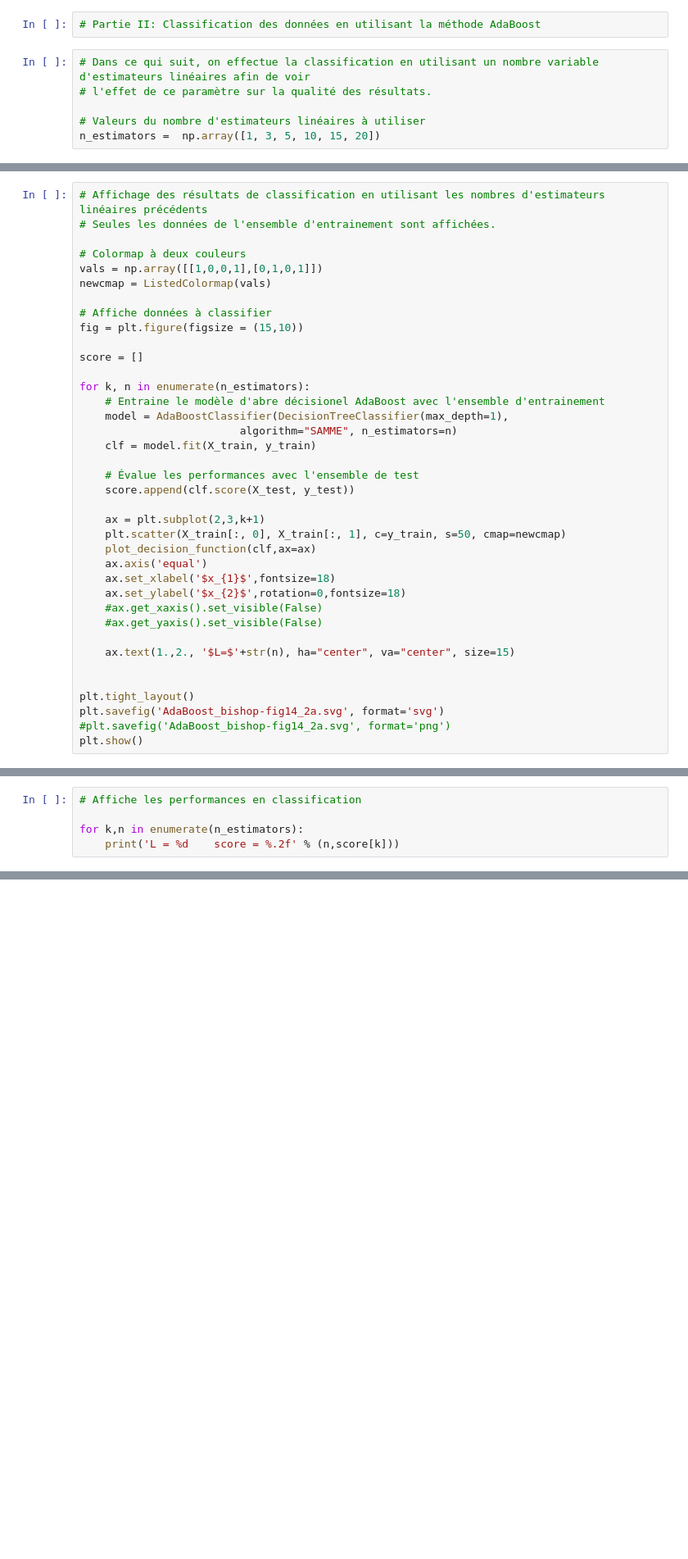
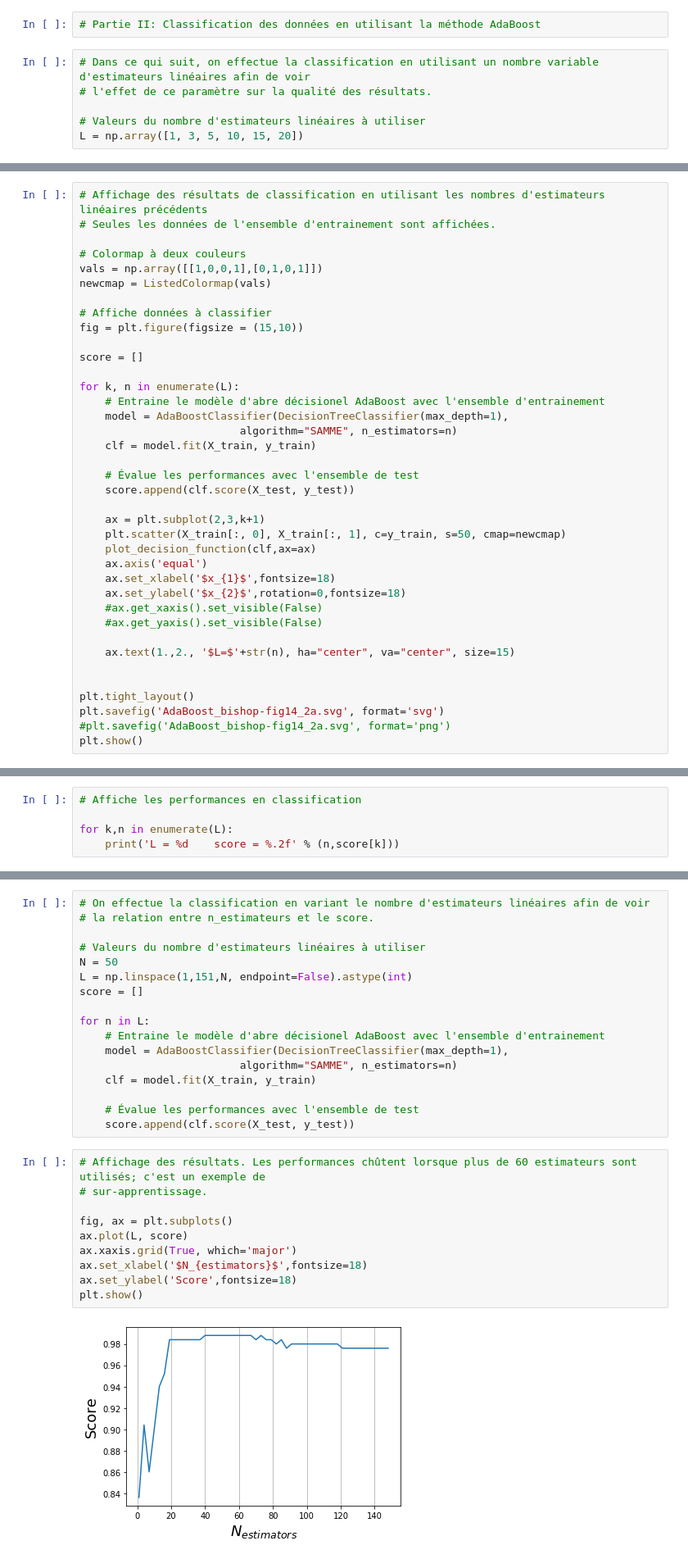
Before and after one commit to AstroPierre/Ecole_Ete_ML_figures, a Jupyter notebook: genere_AdaBoost.ipynb, the cells around one changed output, grey strips where cells are left out. Shown: that part at 82% size. Drawn from its saved outputs; the diff is of its cells as text; blank space fills up the shorter version.

Commit message:
Ajout d'une section affichant score versus N_estimators

```diff
--- a/genere_AdaBoost.ipynb
+++ b/genere_AdaBoost.ipynb
@@ -53,7 +53,7 @@ plt.show()
 # l'effet de ce paramètre sur la qualité des résultats.
 
 # Valeurs du nombre d'estimateurs linéaires à utiliser
-n_estimators =  np.array([1, 3, 5, 10, 15, 20])
+L = np.array([1, 3, 5, 10, 15, 20])
 # %%
 # Fonction d'affichage de la frontière de classification
 def plot_decision_function(model, ax=None, plot_support=True):
@@ -89,7 +89,7 @@ fig = plt.figure(figsize = (15,10))
 
 score = []
 
-for k, n in enumerate(n_estimators):
+for k, n in enumerate(L):
     # Entraine le modèle d'abre décisionel AdaBoost avec l'ensemble d'entrainement
     model = AdaBoostClassifier(DecisionTreeClassifier(max_depth=1),
                          algorithm="SAMME", n_estimators=n)
@@ -119,7 +119,7 @@ plt.show()
 # %%
 # Affiche les performances en classification
 
-for k,n in enumerate(n_estimators):
+for k,n in enumerate(L):
     print('L = %d    score = %.2f' % (n,score[k]))
 # %% [output]
 L = 1    score = 0.84
@@ -130,0 +133,29 @@ L = 20    score = 0.98
+# %%
+# On effectue la classification en variant le nombre d'estimateurs linéaires afin de voir
+# la relation entre n_estimateurs et le score.
+
+# Valeurs du nombre d'estimateurs linéaires à utiliser
+N = 50
+L = np.linspace(1,151,N, endpoint=False).astype(int)
+score = []
+
+for n in L:
+    # Entraine le modèle d'abre décisionel AdaBoost avec l'ensemble d'entrainement
+    model = AdaBoostClassifier(DecisionTreeClassifier(max_depth=1),
+                         algorithm="SAMME", n_estimators=n)
+    clf = model.fit(X_train, y_train)
+
+    # Évalue les performances avec l'ensemble de test
+    score.append(clf.score(X_test, y_test))
+# %%
+# Affichage des résultats. Les performances chûtent lorsque plus de 60 estimateurs sont utilisés; c'est un exemple de
+# sur-apprentissage.
+
+fig, ax = plt.subplots()
+ax.plot(L, score)
+ax.xaxis.grid(True, which='major')
+ax.set_xlabel('$N_{estimators}$',fontsize=18)
+ax.set_ylabel('Score',fontsize=18)
+plt.show()
+# %% [output]
+[figure, added]
```
Also changed, not shown: parts of 1 cell of this notebook.
